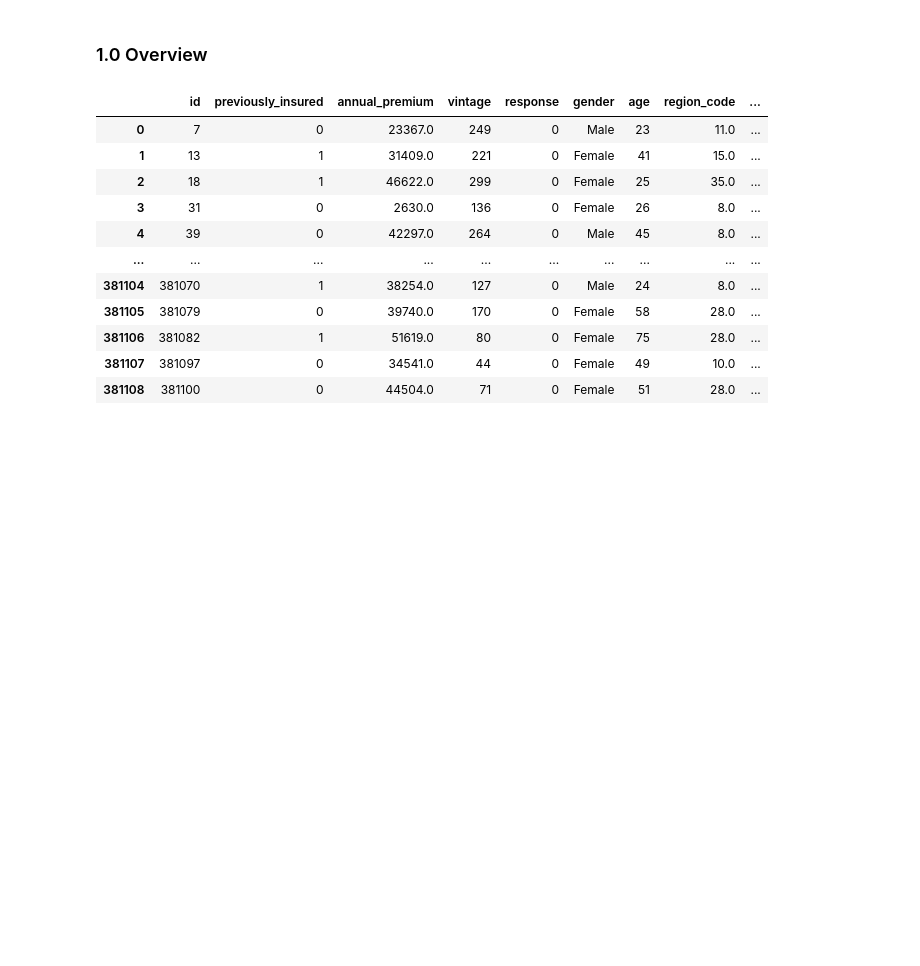
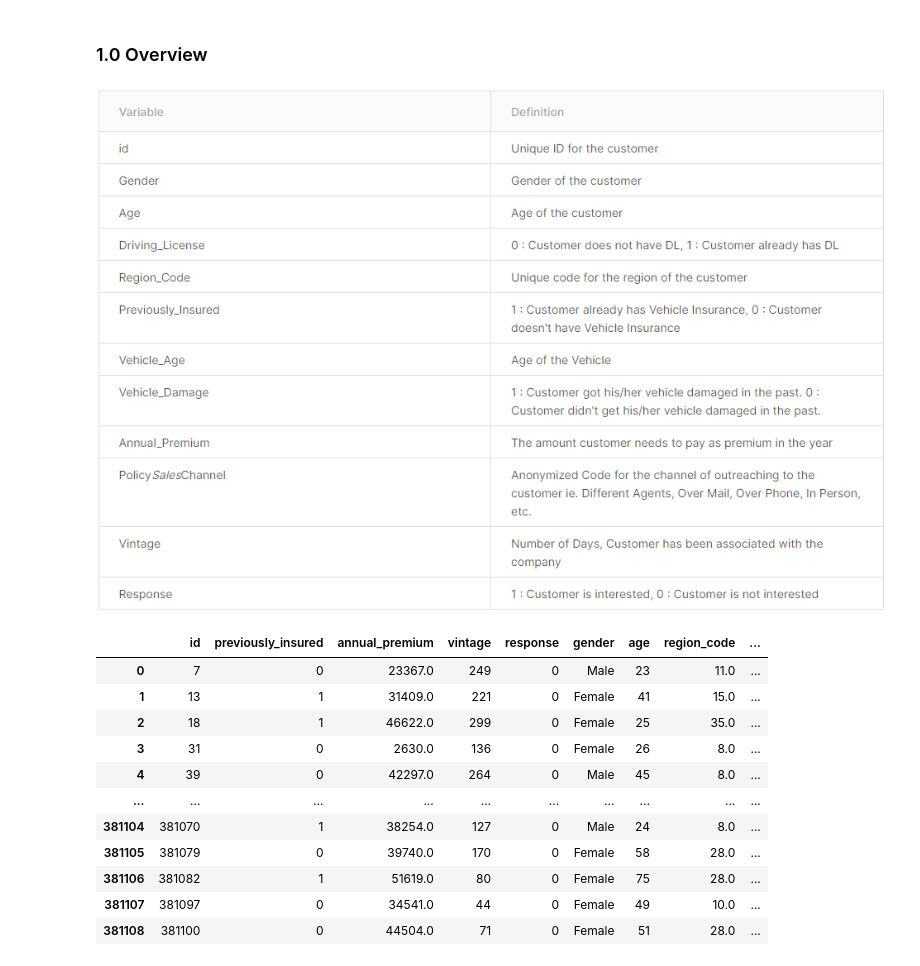
Before and after one commit to vitorhmf/cross-sell, a Jupyter notebook: notebooks/v01_cross_sell_data_analysis.ipynb, the cells around one changed output. Drawn from its saved outputs; the diff is of its cells as text; code cells hidden in the pictures; blank space fills up the shorter version.

Commit message:
Data Analysis

```diff
--- a/notebooks/v01_cross_sell_data_analysis.ipynb
+++ b/notebooks/v01_cross_sell_data_analysis.ipynb
@@ -59,6 +90,12 @@ conn.close()
 # 1. Data Description
 # %% [markdown]
 ### 1.0 Overview
+# %%
+# Variable Definition
+
+Image('../image/data_description.png')
+# %% [output]
+[figure, added]
 # %%
 df1 = df_train_raw.copy()
 
```
Also changed, not shown: parts of 44 cells of this notebook, 2 other files.
